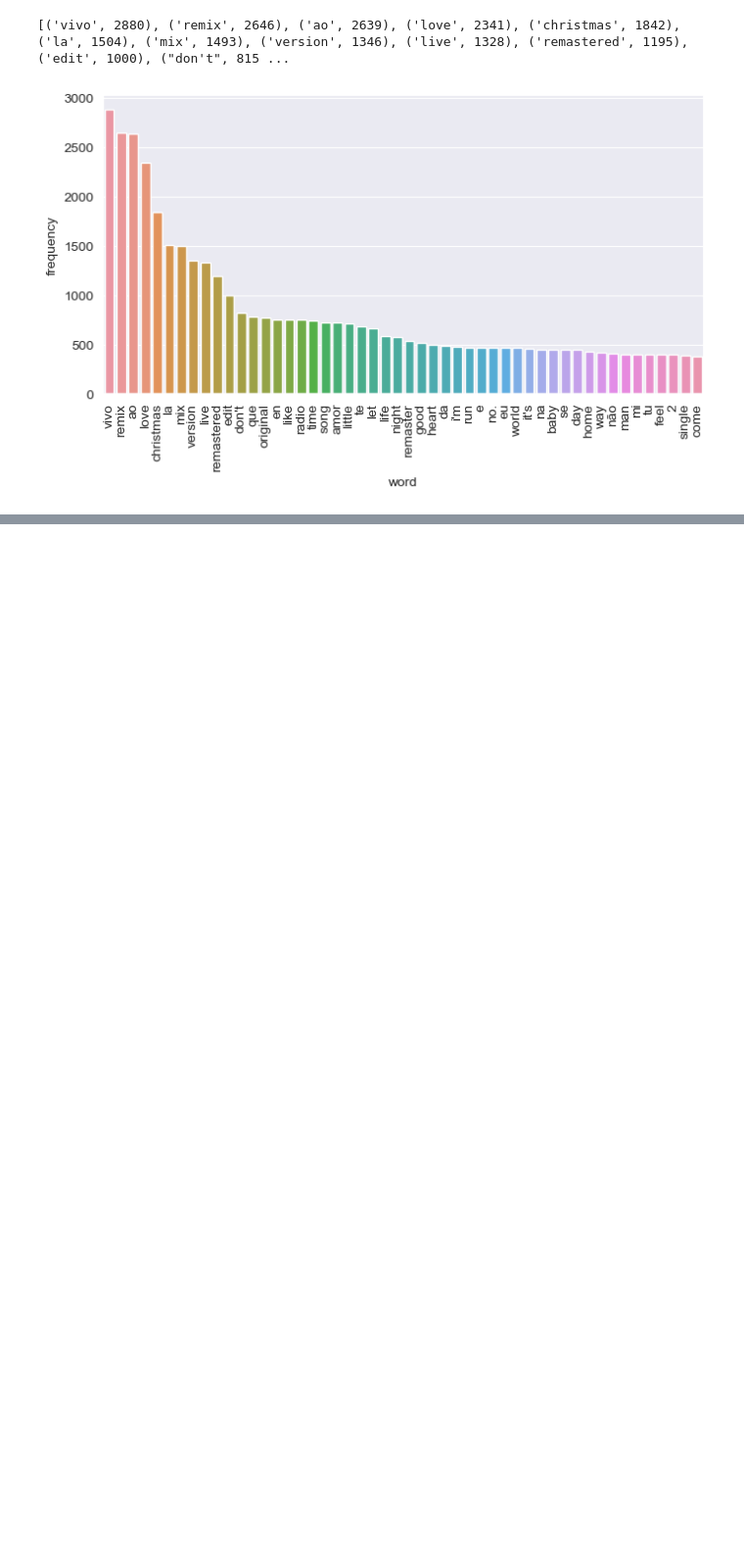
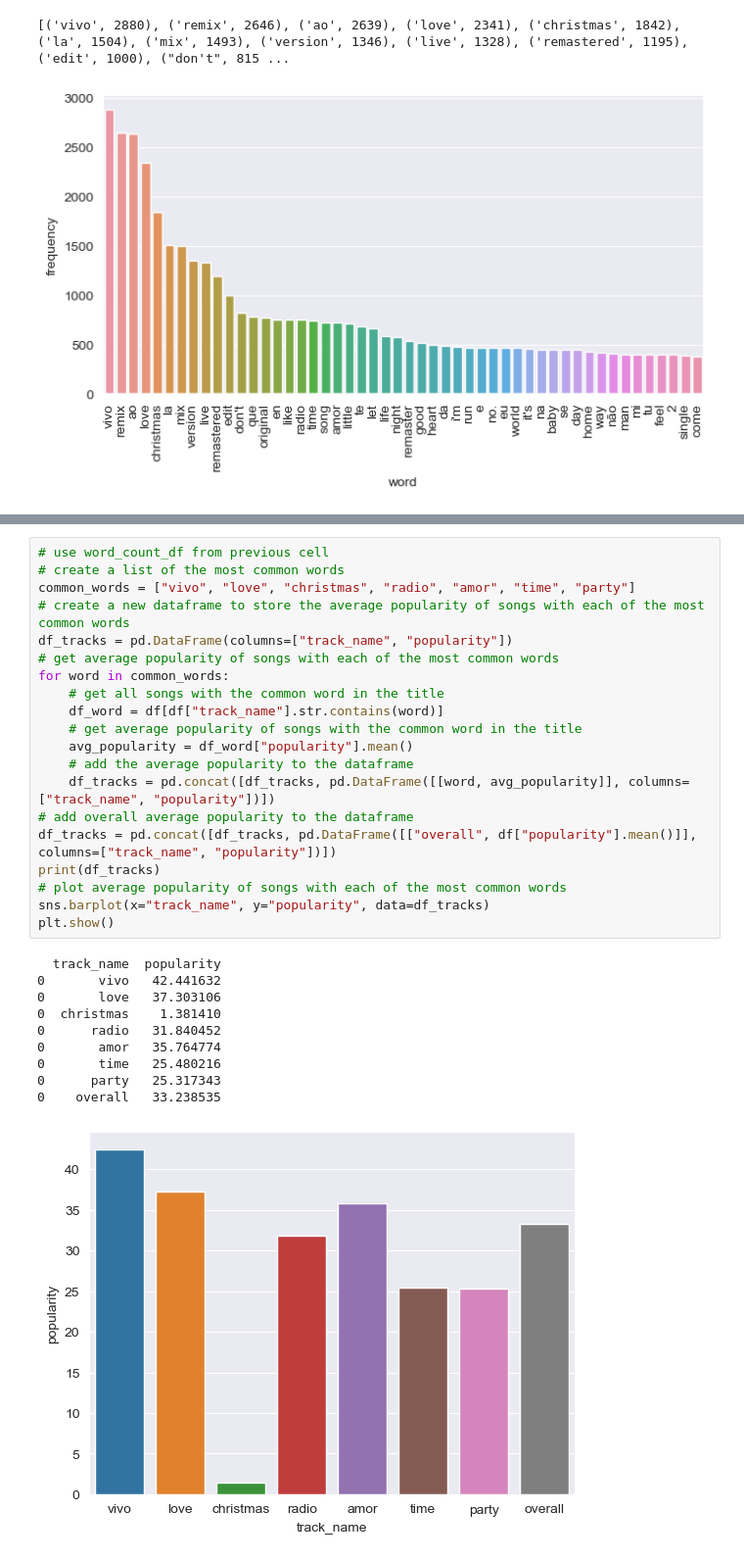
Before and after one commit to andaero/spotifydataviz, a Jupyter notebook: SpotifyAnalysisLarge.ipynb, the cells around one changed output, grey strips where cells are left out. Shown at 98% size. Drawn from its saved outputs; the diff is of its cells as text; blank space fills up the shorter version.

```diff
--- a/SpotifyAnalysisLarge.ipynb
+++ b/SpotifyAnalysisLarge.ipynb
@@ -181,0 +186,31 @@ plt.show()
+# %%
+# use word_count_df from previous cell
+# create a list of the most common words
+common_words = ["vivo", "love", "christmas", "radio", "amor", "time", "party"]
+# create a new dataframe to store the average popularity of songs with each of the most common words
+df_tracks = pd.DataFrame(columns=["track_name", "popularity"])
+# get average popularity of songs with each of the most common words
+for word in common_words:
+    # get all songs with the common word in the title
+    df_word = df[df["track_name"].str.contains(word)]
+    # get average popularity of songs with the common word in the title
+    avg_popularity = df_word["popularity"].mean()
+    # add the average popularity to the dataframe
+    df_tracks = pd.concat([df_tracks, pd.DataFrame([[word, avg_popularity]], columns=["track_name", "popularity"])])
+# add overall average popularity to the dataframe
+df_tracks = pd.concat([df_tracks, pd.DataFrame([["overall", df["popularity"].mean()]], columns=["track_name", "popularity"])])
+print(df_tracks)
+# plot average popularity of songs with each of the most common words
+sns.barplot(x="track_name", y="popularity", data=df_tracks)
+plt.show()
+# %% [output]
+  track_name  popularity
+0       vivo   42.441632
+0       love   37.303106
+0  christmas    1.381410
+0      radio   31.840452
+0       amor   35.764774
+0       time   25.480216
+0      party   25.317343
+0    overall   33.238535
+[figure, added]
```
Also changed, not shown: parts of 5 cells of this notebook.
